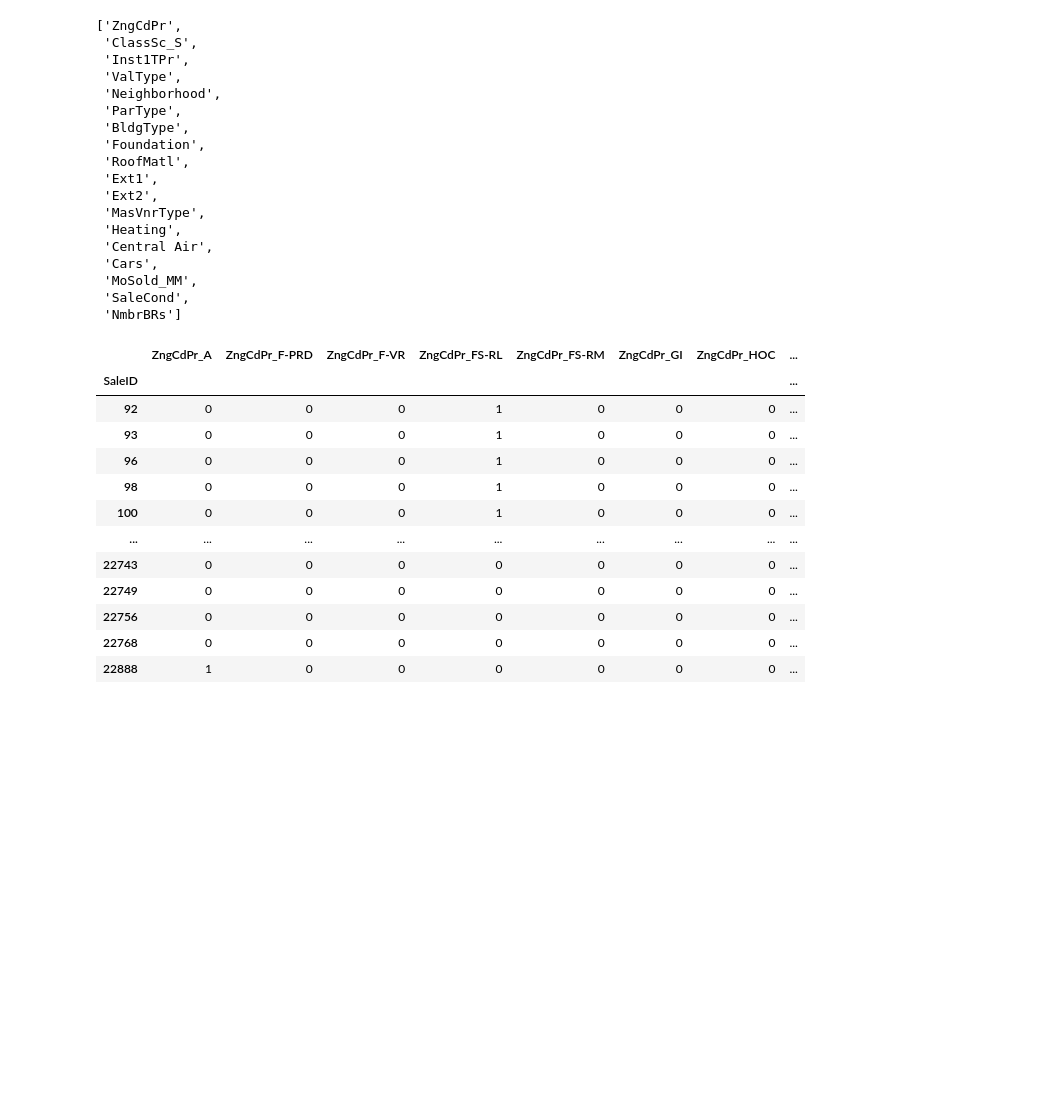
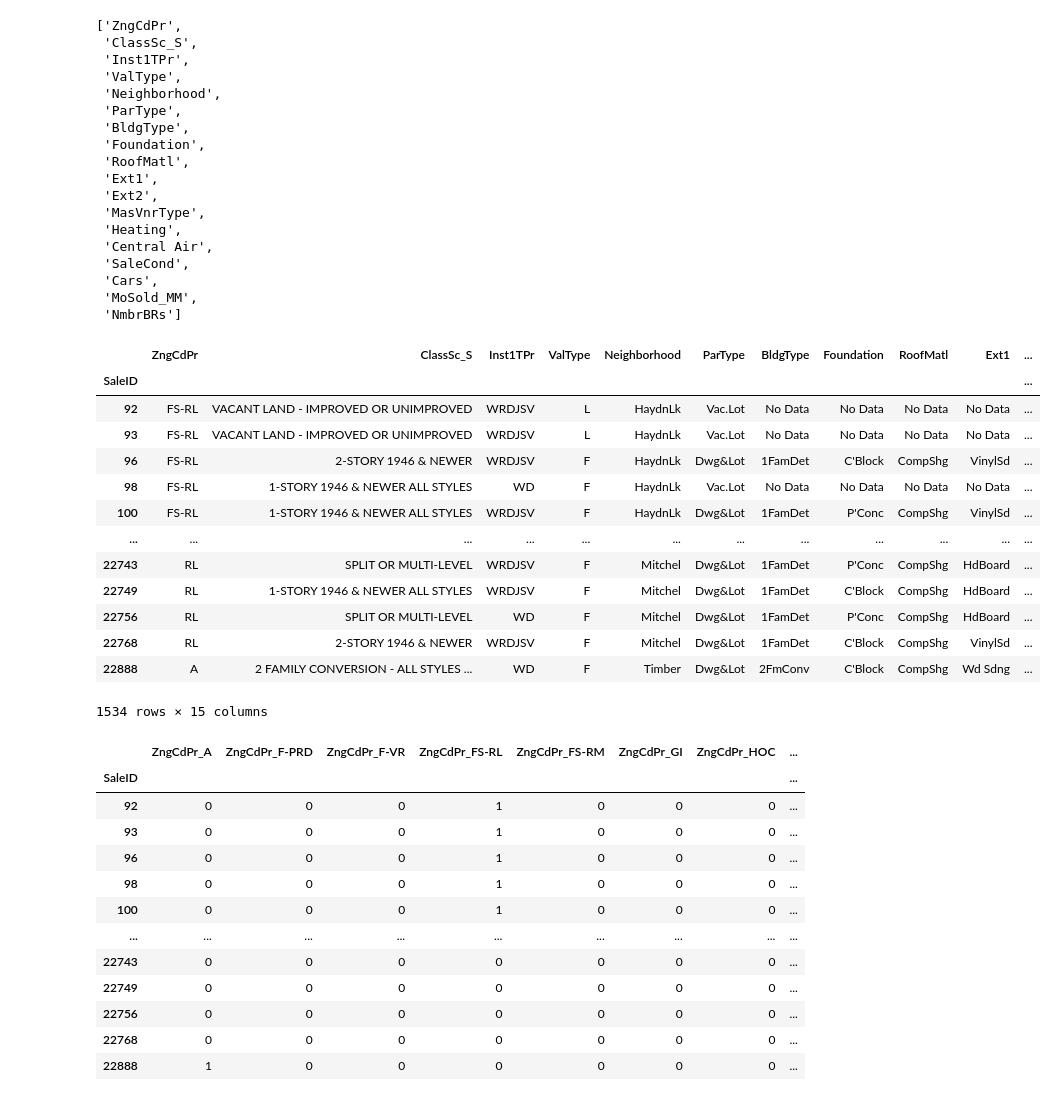
Before and after one commit to lelandjmurrin/Ames_Housing_Project, a Jupyter notebook: Ames_Project_Testing.ipynb, the cells around one changed output. Drawn from its saved outputs; the diff is of its cells as text; code cells hidden in the pictures; blank space fills up the shorter version.

```diff
--- a/Ames_Project_Testing.ipynb
+++ b/Ames_Project_Testing.ipynb
@@ -22,6 +23,24 @@ df_house_all = df_house2019.append(df_house2021).set_index("SaleID")
 # %%
-df_house_all#.MA_Zip1.value_counts()
-selected_AB_house_dummies = ['ZngCdPr', 'ClassSc_S', 'Inst1TPr', 'ValType', 'Neighborhood', 'ParType', 'BldgType', 'Foundation', 'RoofMatl', 'Ext1', 'Ext2', 'MasVnrType', 'Heating', 'Central Air', 'Cars', 'MoSold_MM', 'SaleCond', 'NmbrBRs']
+# Manually selecting fields to dummy for AB testing
+selected_AB_house_dummies = ['ZngCdPr',
+                            'ClassSc_S',
+                            'Inst1TPr',
+                            'ValType',
+                            'Neighborhood',
+                            'ParType',
+                            'BldgType',
+                            'Foundation',
+                            'RoofMatl',
+                            'Ext1',
+                            'Ext2',
+                            'MasVnrType',
+                            'Heating',
+                            'Central Air',
+                            'SaleCond',
+                            'Cars',
+                            'MoSold_MM',
+                            'NmbrBRs'
+                            ]
 
 selected_AB_house_dummies
 # %% [output]
@@ -39,8 +58,25 @@ selected_AB_house_dummies
  'MasVnrType',
  'Heating',
  'Central Air',
+ 'SaleCond',
  'Cars',
  'MoSold_MM',
- 'SaleCond',
  'NmbrBRs']
+# %%
+df_house_all[selected_AB_house_dummies[:-3]]
+# %% [output]
+|  | ZngCdPr | ClassSc_S | Inst1TPr | ValType | Neighborhood | ParType | BldgType | Foundation | RoofMatl | Ext1 | ... |
+| SaleID |  |  |  |  |  |  |  |  |  |  | ... |
+| 92 | FS-RL | VACANT LAND - IMPROVED OR UNIMPROVED | WRDJSV | L | HaydnLk | Vac.Lot | No Data | No Data | No Data | No Data | ... |
+| 93 | FS-RL | VACANT LAND - IMPROVED OR UNIMPROVED | WRDJSV | L | HaydnLk | Vac.Lot | No Data | No Data | No Data | No Data | ... |
+| 96 | FS-RL | 2-STORY 1946 & NEWER | WRDJSV | F | HaydnLk | Dwg&Lot | 1FamDet | C'Block | CompShg | VinylSd | ... |
+| 98 | FS-RL | 1-STORY 1946 & NEWER ALL STYLES | WD | F | HaydnLk | Vac.Lot | No Data | No Data | No Data | No Data | ... |
+| 100 | FS-RL | 1-STORY 1946 & NEWER ALL STYLES | WRDJSV | F | HaydnLk | Dwg&Lot | 1FamDet | P'Conc | CompShg | VinylSd | ... |
+| ... | ... | ... | ... | ... | ... | ... | ... | ... | ... | ... | ... |
+| 22743 | RL | SPLIT OR MULTI-LEVEL | WRDJSV | F | Mitchel | Dwg&Lot | 1FamDet | P'Conc | CompShg | HdBoard | ... |
+| 22749 | RL | 1-STORY 1946 & NEWER ALL STYLES | WRDJSV | F | Mitchel | Dwg&Lot | 1FamDet | C'Block | CompShg | HdBoard | ... |
+| 22756 | RL | SPLIT OR MULTI-LEVEL | WD | F | Mitchel | Dwg&Lot | 1FamDet | P'Conc | CompShg | HdBoard | ... |
+| 22768 | RL | 2-STORY 1946 & NEWER | WRDJSV | F | Mitchel | Dwg&Lot | 1FamDet | C'Block | CompShg | VinylSd | ... |
+| 22888 | A | 2 FAMILY CONVERSION - ALL STYLES ... | WD | F | Timber | Dwg&Lot | 2FmConv | C'Block | CompShg | Wd Sdng | ... |
+1534 rows × 15 columns
 # %%
```
Also changed, not shown: parts of 33 cells of this notebook, 4 other files.
